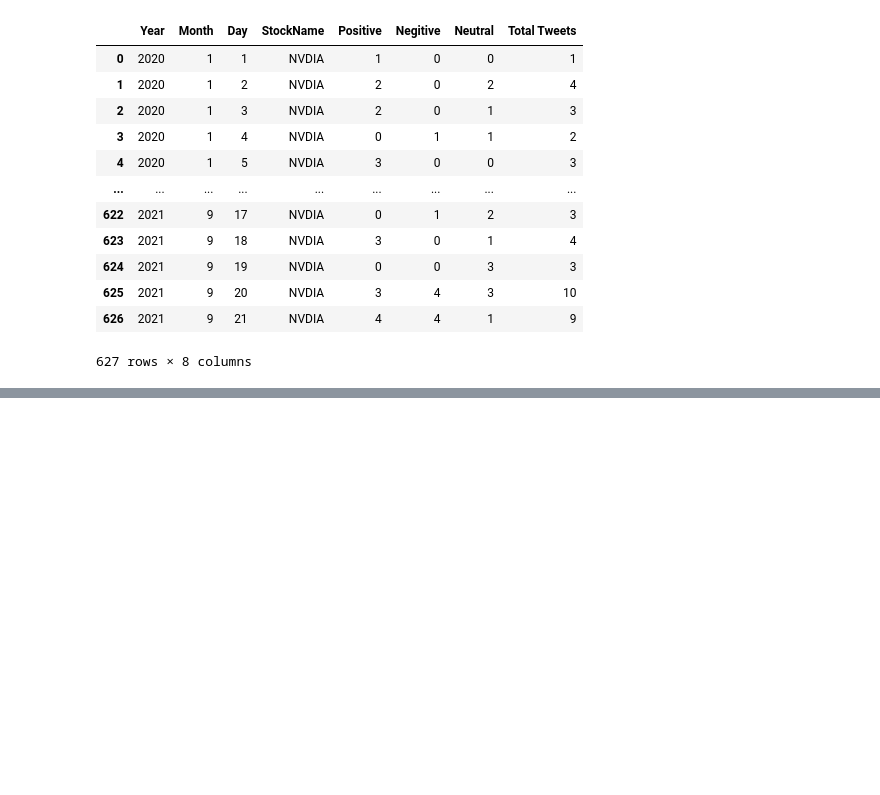
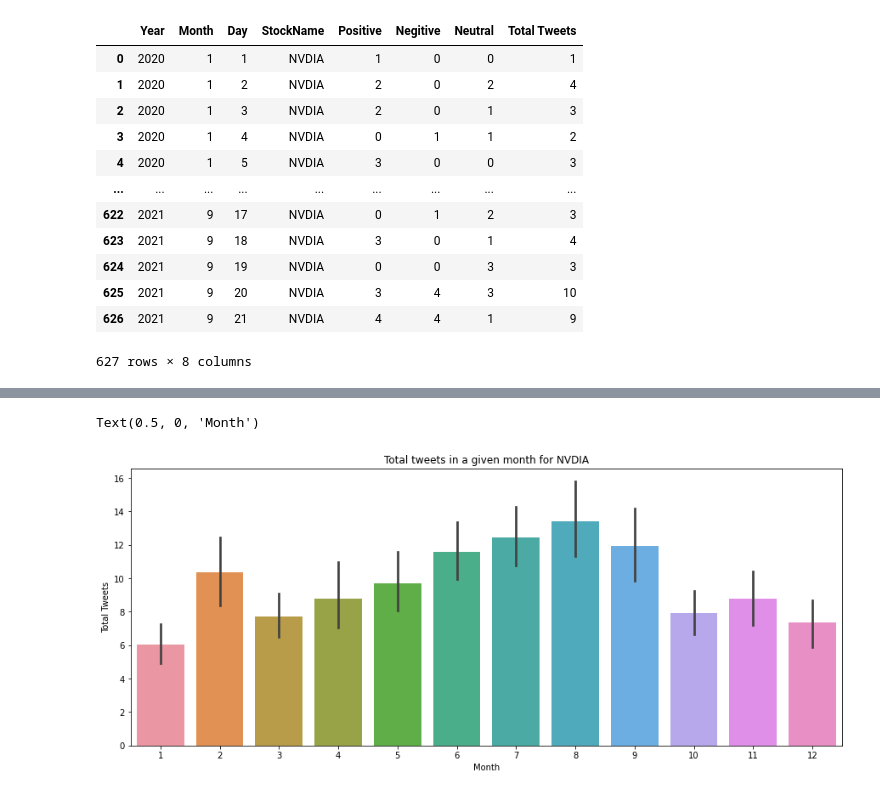
Before and after one commit to anirudhsaxena13/Technocolabs-Internship, a Jupyter notebook: Data preproccessing/dataPreproccessing1.ipynb, the cells around one changed output, grey strips where cells are left out. Drawn from its saved outputs; the diff is of its cells as text; code cells hidden in the pictures; blank space fills up the shorter version.

```diff
--- a/Data preproccessing/dataPreproccessing1.ipynb
+++ b/Data preproccessing/dataPreproccessing1.ipynb
@@ -575,2 +592,19 @@ data10
+# %%
+# Set the width and height of the figure
+plt.figure(figsize=(15,6))
+
+# Add title
+plt.title("Total tweets in a given month for NVDIA")
+
+# Bar chart showing average arrival delay for Spirit Airlines flights by month
+sns.barplot(x=data10['Month'], y=data10['Total Tweets'])
+
+# Add label for vertical axis
+plt.ylabel("Total Tweets")
+
+plt.xlabel("Month")
+# %% [output]
+Text(0.5, 0, 'Month')
+[figure, added]
 # %%
 data10.to_csv("F:/Technocolabs intern/final dataset 1/NVDIA_final.csv")
```
Also changed, not shown: parts of 8 cells of this notebook.
